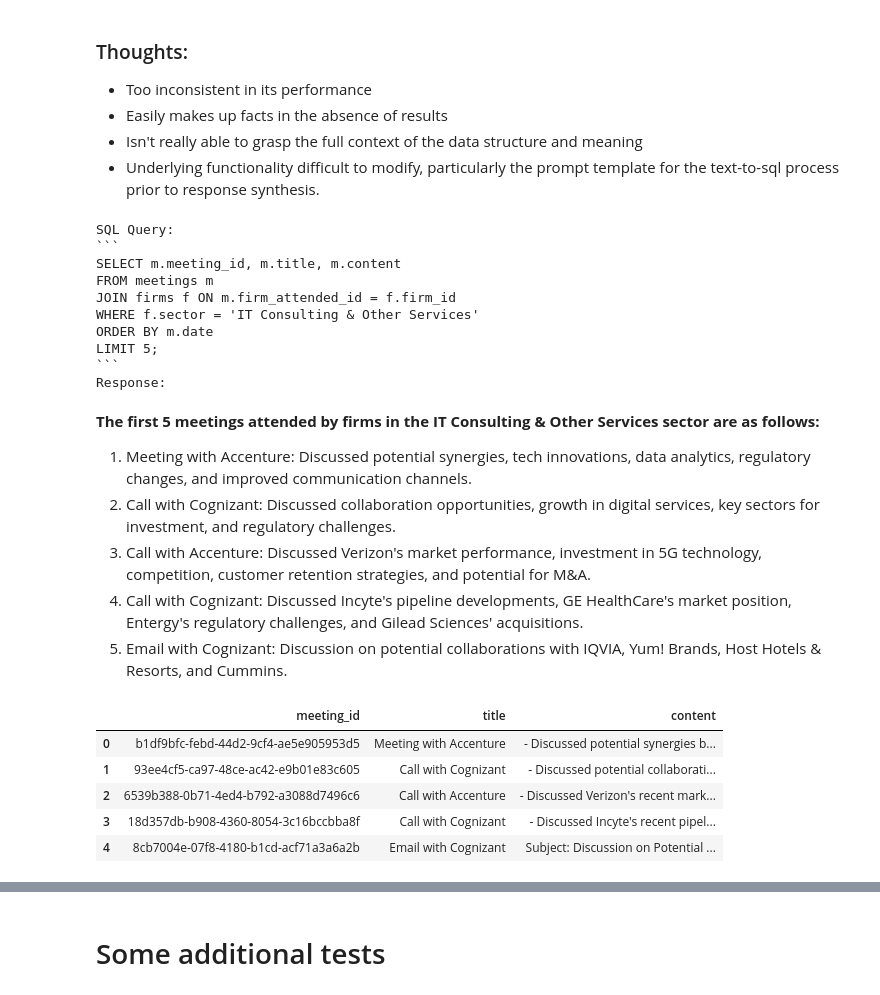
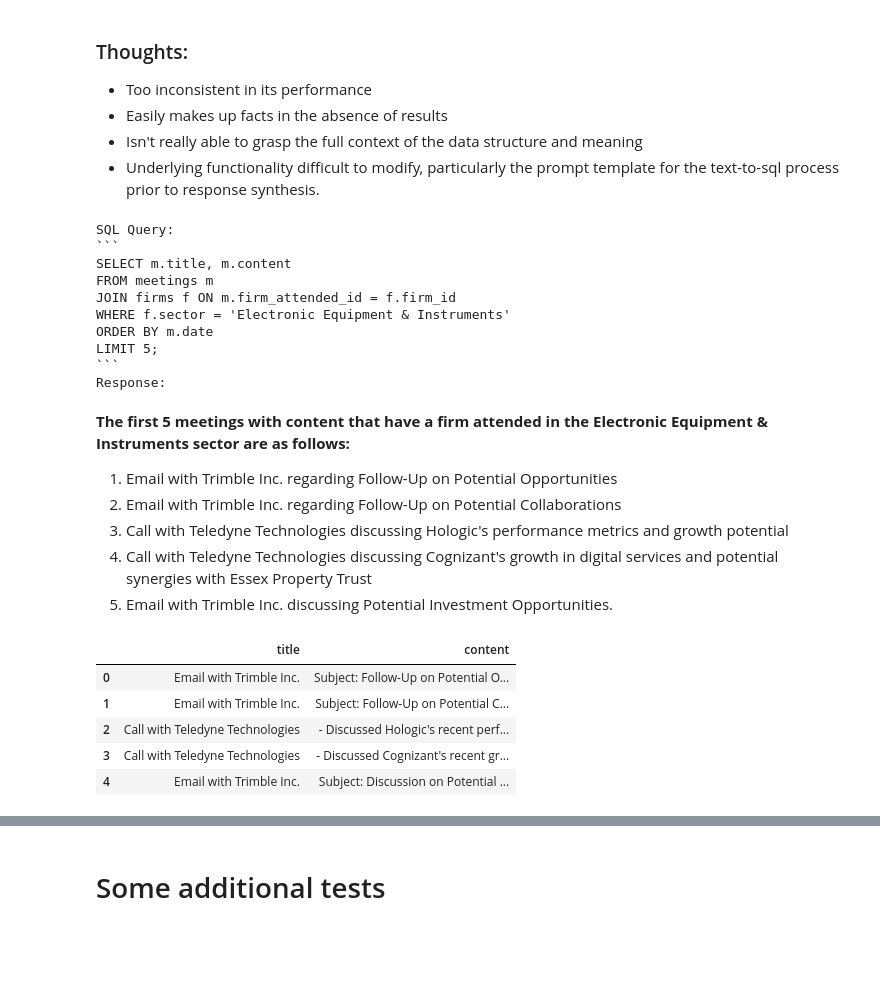
Before and after one commit to Paul-Williamson-90/text_to_sql_agent, a Jupyter notebook: demo.ipynb, the cells around one changed output, grey strips where cells are left out. Cells and saved outputs as stored; diff of their text form; code cells hidden in the pictures; blank space fills up the shorter version.

````diff
--- a/demo.ipynb
+++ b/demo.ipynb
@@ -6,4 +6,4 @@ with session_scope() as session:
     res = session.query(models.Firms.sector).distinct().all()
     res = [r[0] for r in res]
 
-res
+sector = res[4]
@@ -89,45 +71,45 @@ response_synthesis_prompt = PromptTemplate(
     response_synthesis_prompt_str,
 )
 
 query_engine = SQLTableRetrieverQueryEngine(
     sql_database, obj_index.as_retriever(similarity_top_k=1),
     response_synthesis_prompt=response_synthesis_prompt,
 )
 
 # query = "What are the fields in the meetings table and what do they represent contextually?"
 # query = "Using just your provided system messaging and without using SQL, \
 #     What are the fields in the meetings table and what do they represent contextually?"
 # query = "What is the name of the firm that has the most meetings and how many meets do they have?"
 # query = "Can you show me the first 5 rows of meetings?"
-query = "Fetch the first 5 meetings and their content which have a firm attended that are in the IT Consulting & Other Services sector."
+query = "Fetch the first 5 meetings and their content which have a firm attended that are in the {sector} sector.".format(sector=sector)
 response = query_engine.query(query)
 
 print("SQL Query:")
 print("```\n" + response.metadata["sql_query"] + "\n```")
 print("Response:")
 display(Markdown(f"<b>{response}</b>"))
 if "result" in response.metadata:
     display(pd.DataFrame(response.metadata["result"], columns=response.metadata["col_keys"]))
 # %% [output]
 SQL Query:
 ```
-SELECT m.meeting_id, m.title, m.content
+SELECT m.title, m.content
 FROM meetings m
 JOIN firms f ON m.firm_attended_id = f.firm_id
-WHERE f.sector = 'IT Consulting & Other Services'
+WHERE f.sector = 'Electronic Equipment & Instruments'
 ORDER BY m.date
 LIMIT 5;
 ```
 Response:
-<b>The first 5 meetings attended by firms in the IT Consulting & Other Services sector are as follows:
-1. Meeting with Accenture: Discussed potential synergies, tech innovations, data analytics, regulatory changes, and improved communication channels.
-2. Call with Cognizant: Discussed collaboration opportunities, growth in digital services, key sectors for investment, and regulatory challenges.
-3. Call with Accenture: Discussed Verizon's market performance, investment in 5G technology, competition, customer retention strategies, and potential for M&A.
-4. Call with Cognizant: Discussed Incyte's pipeline developments, GE HealthCare's market position, Entergy's regulatory challenges, and Gilead Sciences' acquisitions.
-5. Email with Cognizant: Discussion on potential collaborations with IQVIA, Yum! Brands, Host Hotels & Resorts, and Cummins.</b>
+<b>The first 5 meetings with content that have a firm attended in the Electronic Equipment & Instruments sector are as follows:
+1. Email with Trimble Inc. regarding Follow-Up on Potential Opportunities
+2. Email with Trimble Inc. regarding Follow-Up on Potential Collaborations
+3. Call with Teledyne Technologies discussing Hologic's performance metrics and growth potential
+4. Call with Teledyne Technologies discussing Cognizant's growth in digital services and potential synergies with Essex Property Trust
+5. Email with Trimble Inc. discussing Potential Investment Opportunities.</b>
-|  | meeting_id | title | content |
-| 0 | b1df9bfc-febd-44d2-9cf4-ae5e905953d5 | Meeting with Accenture | - Discussed potential synergies b... |
-| 1 | 93ee4cf5-ca97-48ce-ac42-e9b01e83c605 | Call with Cognizant | - Discussed potential collaborati... |
-| 2 | 6539b388-0b71-4ed4-b792-a3088d7496c6 | Call with Accenture | - Discussed Verizon's recent mark... |
-| 3 | 18d357db-b908-4360-8054-3c16bccbba8f | Call with Cognizant | - Discussed Incyte's recent pipel... |
-| 4 | 8cb7004e-07f8-4180-b1cd-acf71a3a6a2b | Email with Cognizant | Subject: Discussion on Potential ... |
+|  | title | content |
+| 0 | Email with Trimble Inc. | Subject: Follow-Up on Potential O... |
+| 1 | Email with Trimble Inc. | Subject: Follow-Up on Potential C... |
+| 2 | Call with Teledyne Technologies | - Discussed Hologic's recent perf... |
+| 3 | Call with Teledyne Technologies | - Discussed Cognizant's recent gr... |
+| 4 | Email with Trimble Inc. | Subject: Discussion on Potential ... |
````
Also changed, not shown: parts of 11 cells of this notebook.
